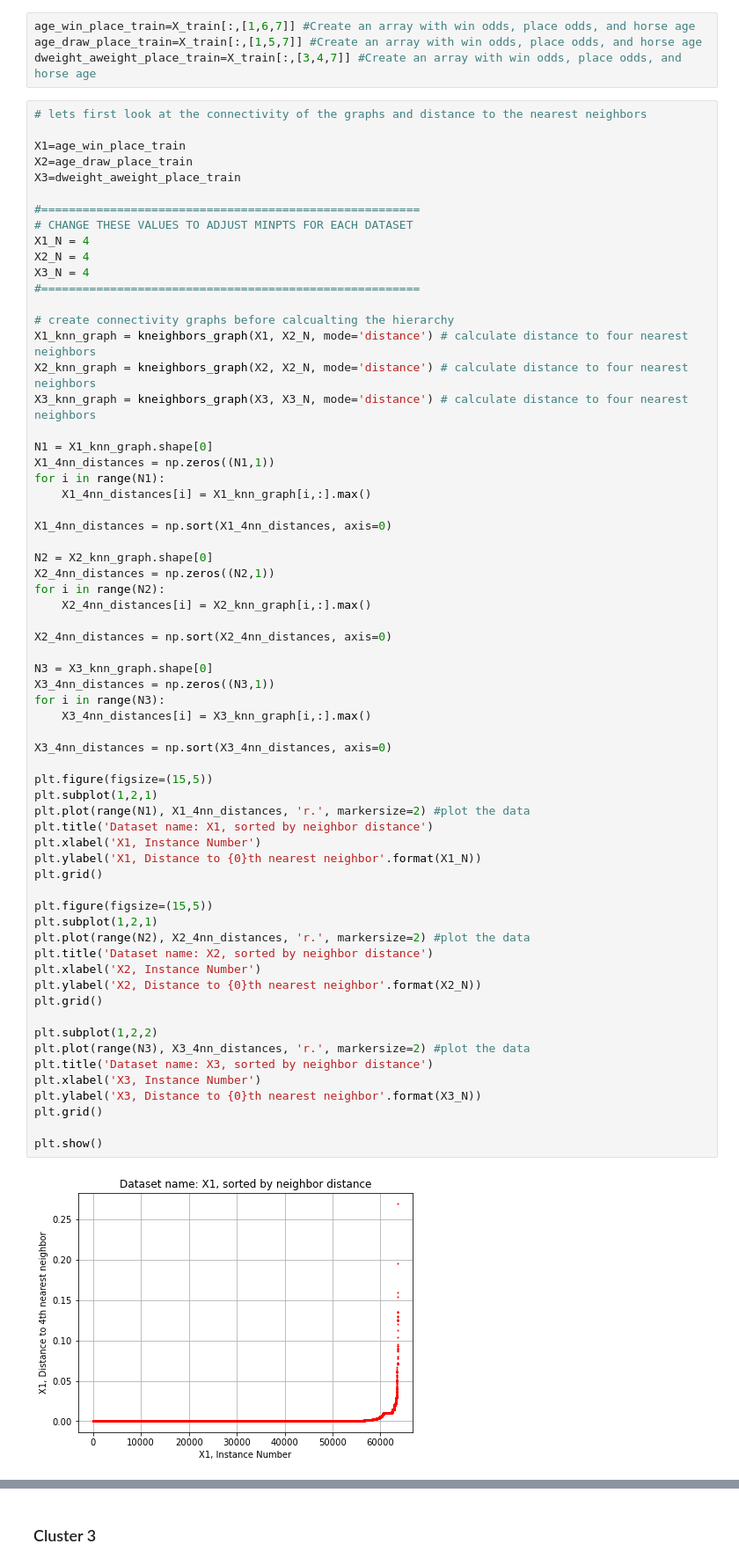
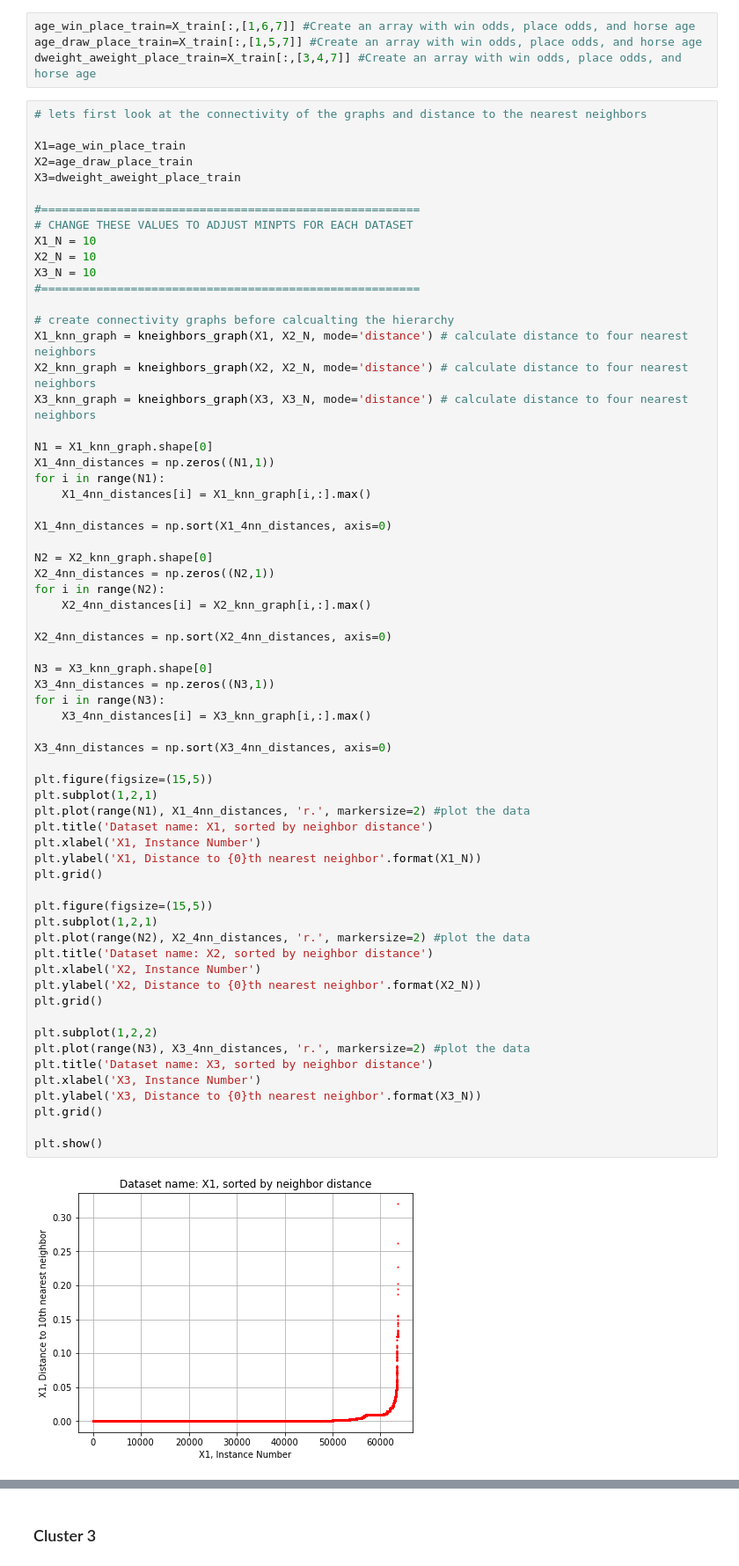
Before and after one commit to C-Stewart-GH/Hong_Kong_Horse_Racing_Project, a Jupyter notebook: Project3/Cameron_Lab3.ipynb, the cells around one changed output, grey strips where cells are left out. Shown at 88% size. Saved outputs shown, nothing was run; the diff lists cells and outputs as text.

```diff
--- a/Project3/Cameron_Lab3.ipynb
+++ b/Project3/Cameron_Lab3.ipynb
@@ -343,9 +345,9 @@ X3=dweight_aweight_place_train
 
 #=======================================================
 # CHANGE THESE VALUES TO ADJUST MINPTS FOR EACH DATASET
-X1_N = 4
-X2_N = 4
-X3_N = 4
+X1_N = 10
+X2_N = 10
+X3_N = 10
 #=======================================================
 
 # create connectivity graphs before calcualting the hierarchy
@@ -372,31 +374,31 @@ X3_4nn_distances = np.zeros((N3,1))
 for i in range(N3):
     X3_4nn_distances[i] = X3_knn_graph[i,:].max()
 
 X3_4nn_distances = np.sort(X3_4nn_distances, axis=0)
 
 plt.figure(figsize=(15,5))
 plt.subplot(1,2,1)
 plt.plot(range(N1), X1_4nn_distances, 'r.', markersize=2) #plot the data
 plt.title('Dataset name: X1, sorted by neighbor distance')
 plt.xlabel('X1, Instance Number')
 plt.ylabel('X1, Distance to {0}th nearest neighbor'.format(X1_N))
 plt.grid()
 
 plt.figure(figsize=(15,5))
 plt.subplot(1,2,1)
 plt.plot(range(N2), X2_4nn_distances, 'r.', markersize=2) #plot the data
 plt.title('Dataset name: X2, sorted by neighbor distance')
 plt.xlabel('X2, Instance Number')
 plt.ylabel('X2, Distance to {0}th nearest neighbor'.format(X2_N))
 plt.grid()
 
 plt.subplot(1,2,2)
 plt.plot(range(N3), X3_4nn_distances, 'r.', markersize=2) #plot the data
 plt.title('Dataset name: X3, sorted by neighbor distance')
 plt.xlabel('X3, Instance Number')
 plt.ylabel('X3, Distance to {0}th nearest neighbor'.format(X3_N))
 plt.grid()
 
 plt.show()
 # %% [output]
-[figure, old version]
+[figure, new version]
```
Also changed, not shown: parts of 11 cells of this notebook.
